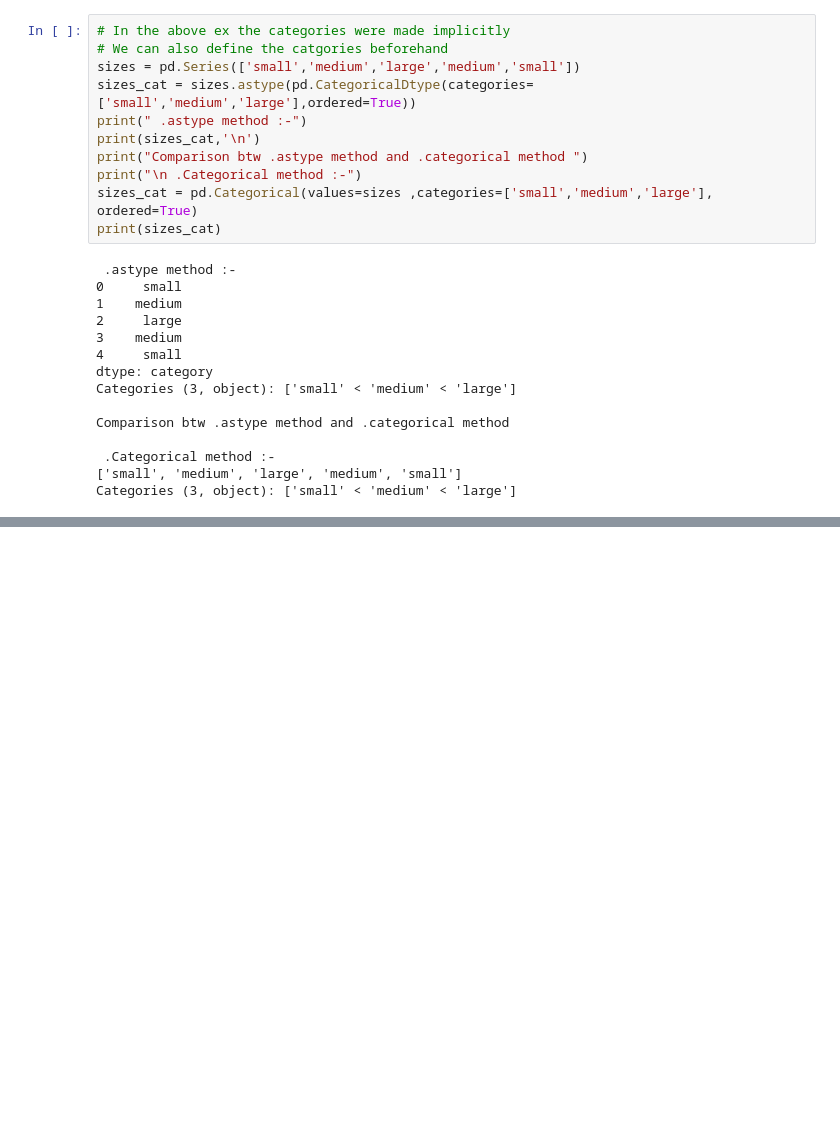
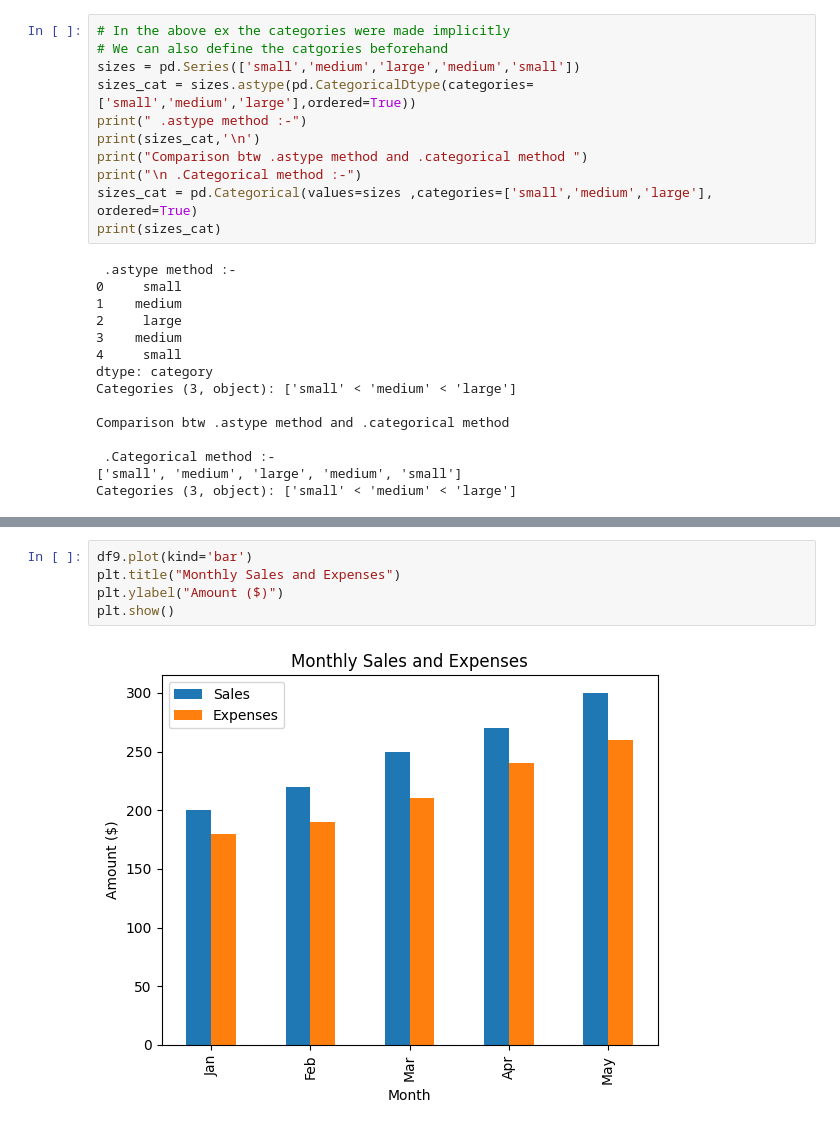
Before and after one commit to dev-2903/Learning-Pandas, a Jupyter notebook: Pandas.ipynb, the cells around one changed output, grey strips where cells are left out. Cells and saved outputs as stored; diff of their text form; blank space fills up the shorter version.

```diff
--- a/Pandas.ipynb
+++ b/Pandas.ipynb
@@ -860,0 +914,7 @@ foo   one     4  10
+# %%
+df9.plot(kind='bar')
+plt.title("Monthly Sales and Expenses")
+plt.ylabel("Amount ($)")
+plt.show()
+# %% [output]
+[figure, added]
```
Also changed, not shown: parts of 24 cells of this notebook.
